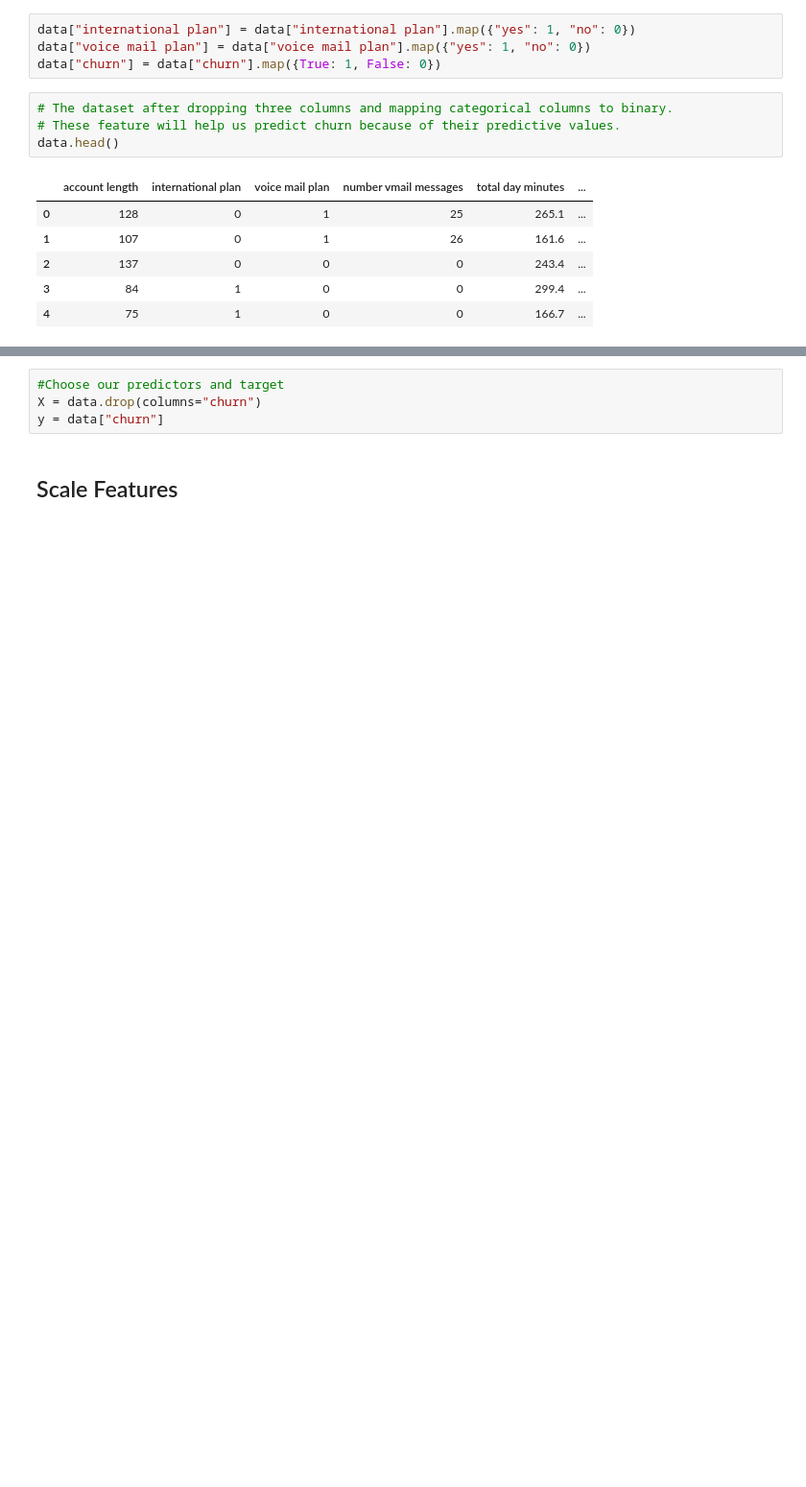
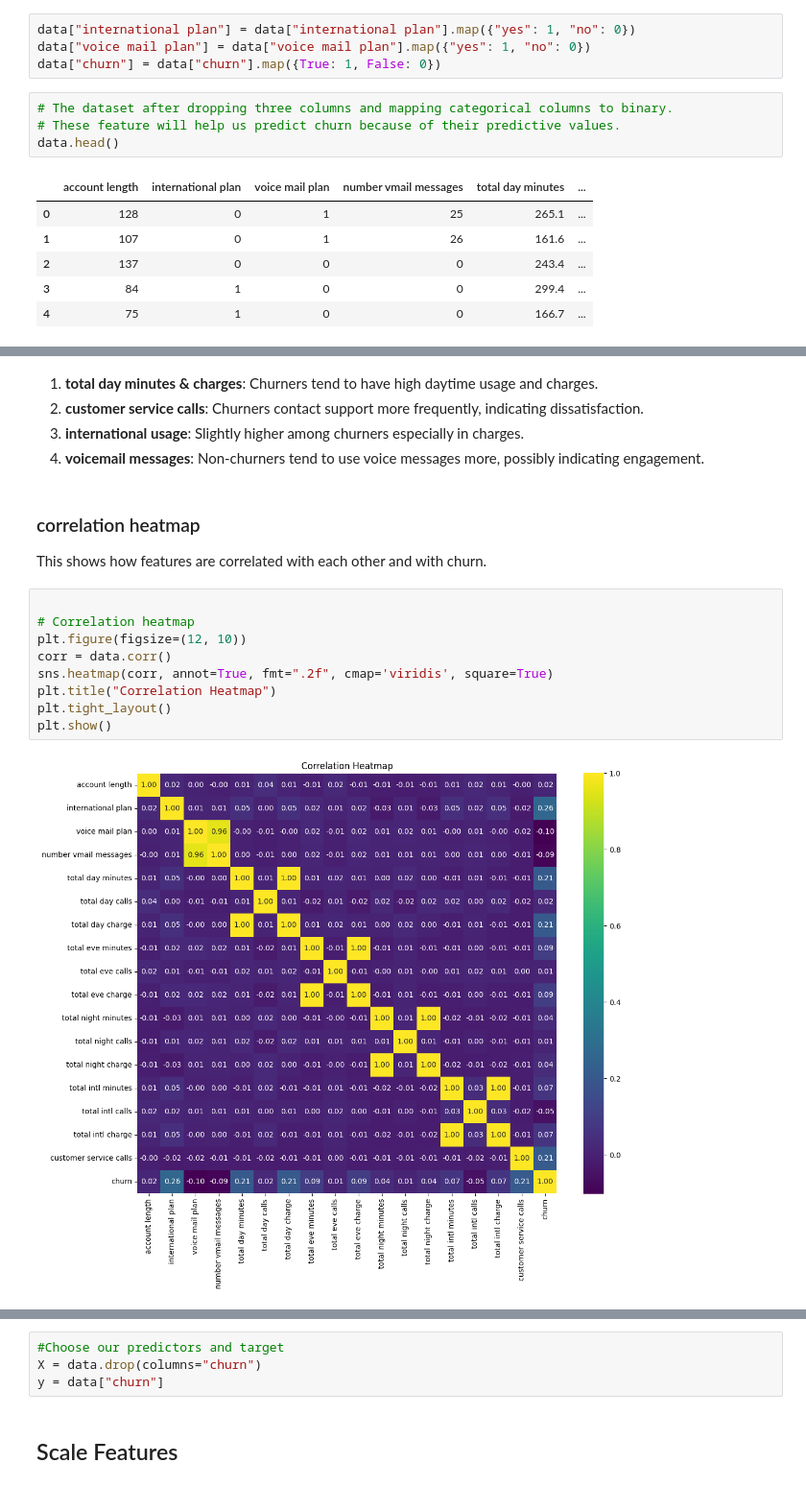
Before and after one commit to Kissienya/Phase3-Moringa-Project, a Jupyter notebook: Student.ipynb, the cells around one changed output, grey strips where cells are left out. Shown at 96% size. Cells and saved outputs as stored; diff of their text form; blank space fills up the shorter version.

```diff
--- a/Student.ipynb
+++ b/Student.ipynb
@@ -138,0 +161,19 @@ data.head()
+# %% [markdown]
+1. **total day minutes & charges**: Churners tend to have high daytime usage and charges.
+2. **customer service calls**: Churners contact support more frequently, indicating dissatisfaction.
+3. **international usage**: Slightly higher among churners especially in charges.
+4. **voicemail messages**: Non-churners tend to use voice messages more, possibly indicating engagement.
+# %% [markdown]
+### correlation heatmap
+This shows how features are correlated with each other and with churn.
+# %%
+
+# Correlation heatmap
+plt.figure(figsize=(12, 10))
+corr = data.corr()
+sns.heatmap(corr, annot=True, fmt=".2f", cmap='viridis', square=True)
+plt.title("Correlation Heatmap")
+plt.tight_layout()
+plt.show()
+# %% [output]
+[figure, added]
```
Also changed, not shown: parts of 12 cells of this notebook.
